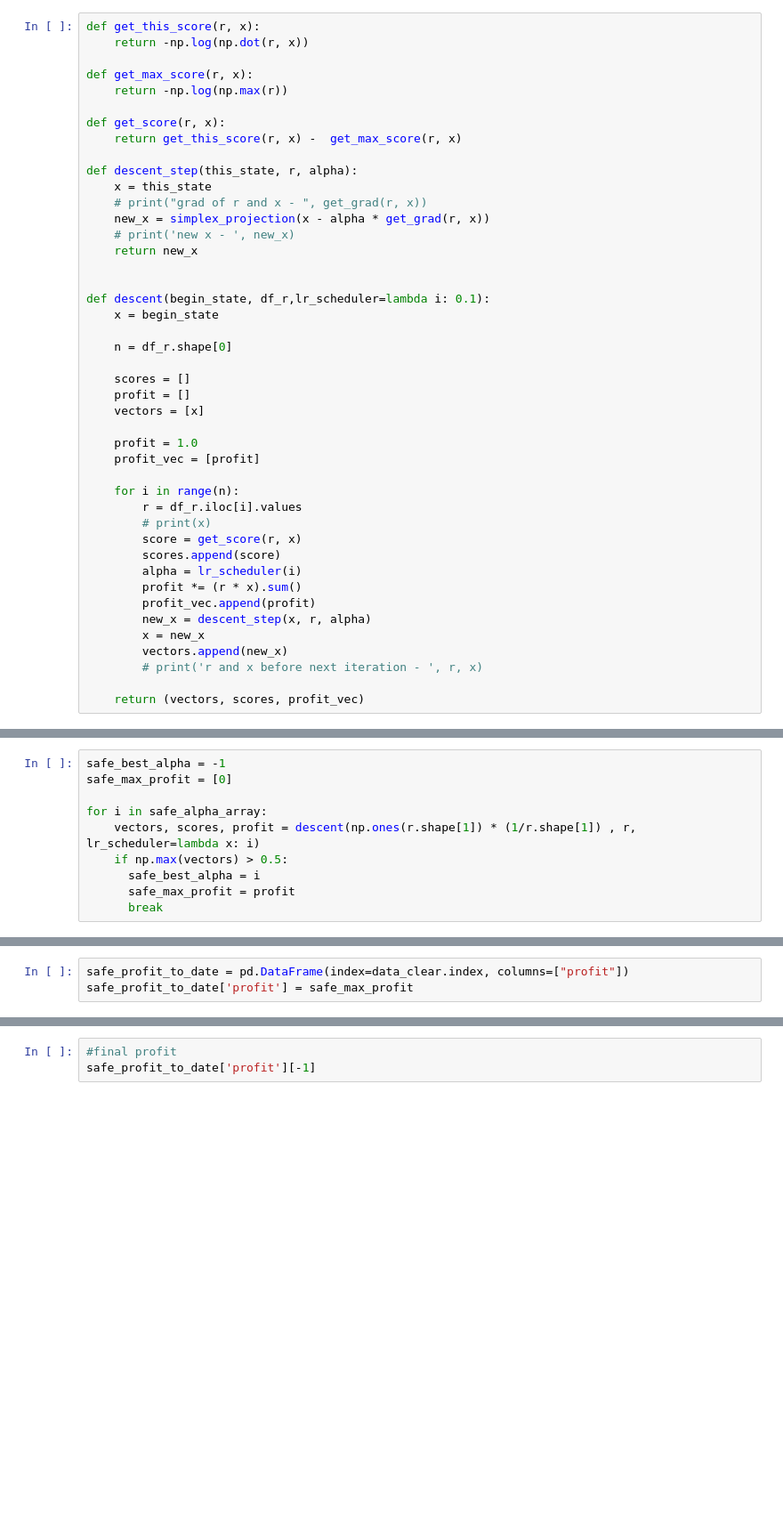
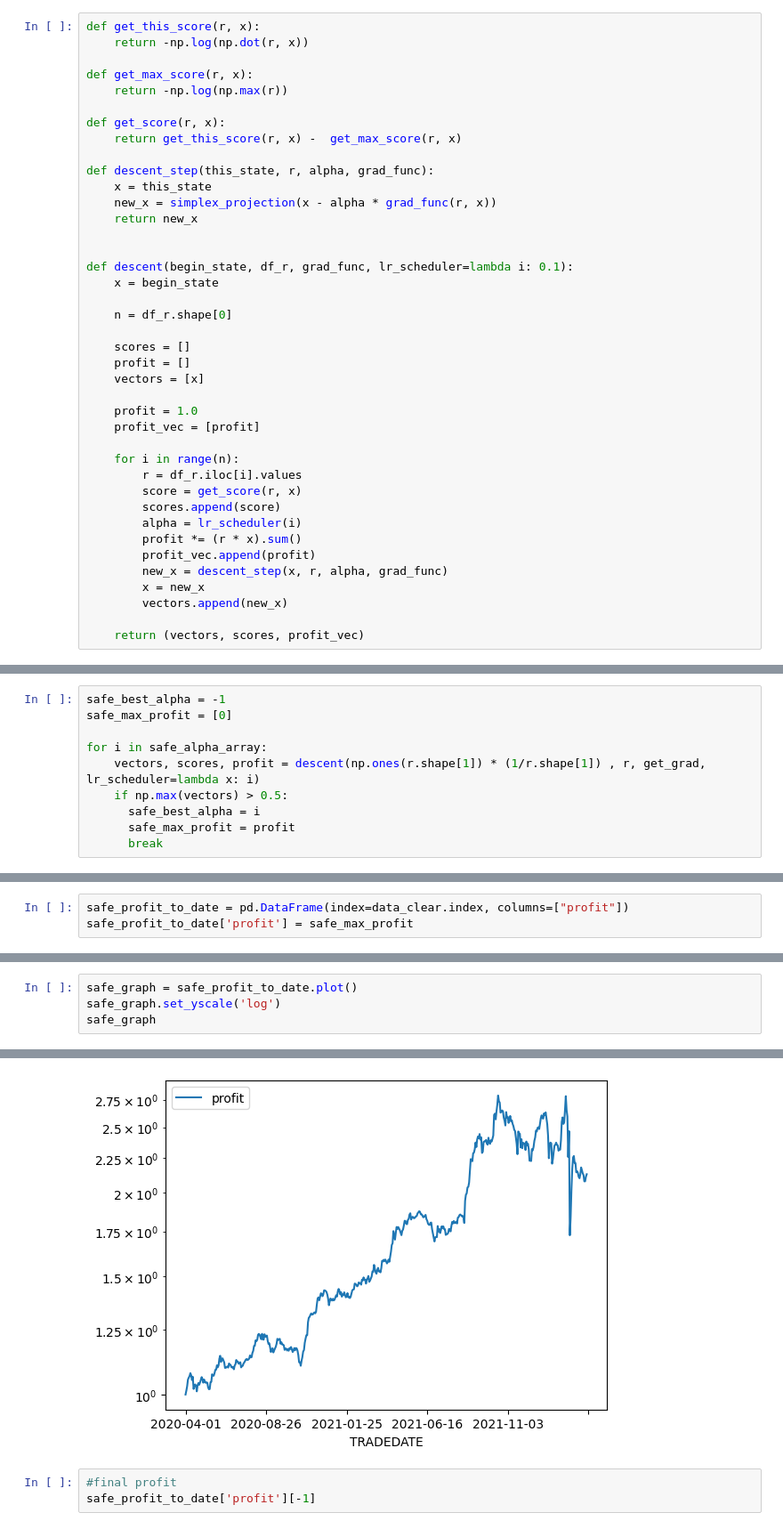
Before and after one commit to Alterise/Decision-Making-Theory, a Jupyter notebook: HW2/algo.ipynb, the cells around one changed output, grey strips where cells are left out. Shown at 89% size. Saved outputs shown, nothing was run; the diff lists cells and outputs as text; blank space fills up the shorter version.

```diff
--- a/HW2/algo.ipynb
+++ b/HW2/algo.ipynb
@@ -56,15 +65,13 @@ def get_max_score(r, x):
 def get_score(r, x):
     return get_this_score(r, x) -  get_max_score(r, x)
 
-def descent_step(this_state, r, alpha):
+def descent_step(this_state, r, alpha, grad_func):
     x = this_state
-    # print("grad of r and x - ", get_grad(r, x))
-    new_x = simplex_projection(x - alpha * get_grad(r, x))
-    # print('new x - ', new_x)
+    new_x = simplex_projection(x - alpha * grad_func(r, x))
     return new_x
 
 
-def descent(begin_state, df_r,lr_scheduler=lambda i: 0.1):
+def descent(begin_state, df_r, grad_func, lr_scheduler=lambda i: 0.1):
     x = begin_state
 
     n = df_r.shape[0]
@@ -78,16 +85,14 @@ def descent(begin_state, df_r,lr_scheduler=lambda i: 0.1):
 
     for i in range(n):
         r = df_r.iloc[i].values
-        # print(x)
         score = get_score(r, x)
         scores.append(score)
         alpha = lr_scheduler(i)
         profit *= (r * x).sum()
         profit_vec.append(profit)
-        new_x = descent_step(x, r, alpha)
+        new_x = descent_step(x, r, alpha, grad_func)
         x = new_x
         vectors.append(new_x)
-        # print('r and x before next iteration - ', r, x)
 
     return (vectors, scores, profit_vec)
 # %% [markdown]
@@ -129,7 +134,7 @@ safe_best_alpha = -1
 safe_max_profit = [0]
 
 for i in safe_alpha_array:
-    vectors, scores, profit = descent(np.ones(r.shape[1]) * (1/r.shape[1]) , r, lr_scheduler=lambda x: i)
+    vectors, scores, profit = descent(np.ones(r.shape[1]) * (1/r.shape[1]) , r, get_grad, lr_scheduler=lambda x: i)
     if np.max(vectors) > 0.5:
       safe_best_alpha = i
       safe_max_profit = profit
@@ -148,0 +149,5 @@ safe_profit_to_date.plot()
+# %%
+safe_graph = safe_profit_to_date.plot()
+safe_graph.set_yscale('log')
+safe_graph
+# %% [output]
@@ -149,3 +155,4 @@ safe_profit_to_date.plot()
+[figure, added]
 # %%
 #final profit
 safe_profit_to_date['profit'][-1]
```
Also changed, not shown: parts of 16 cells of this notebook.
